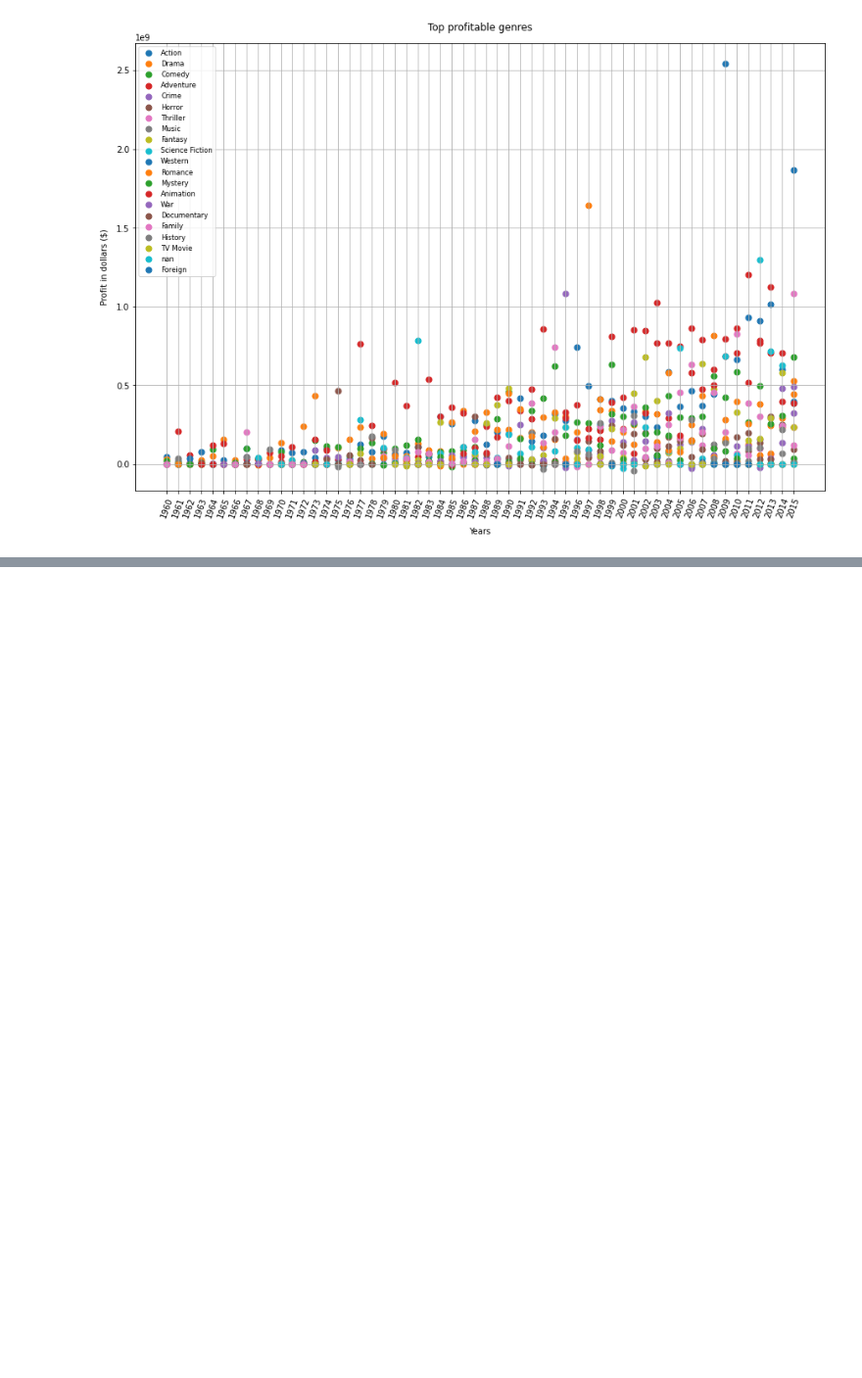
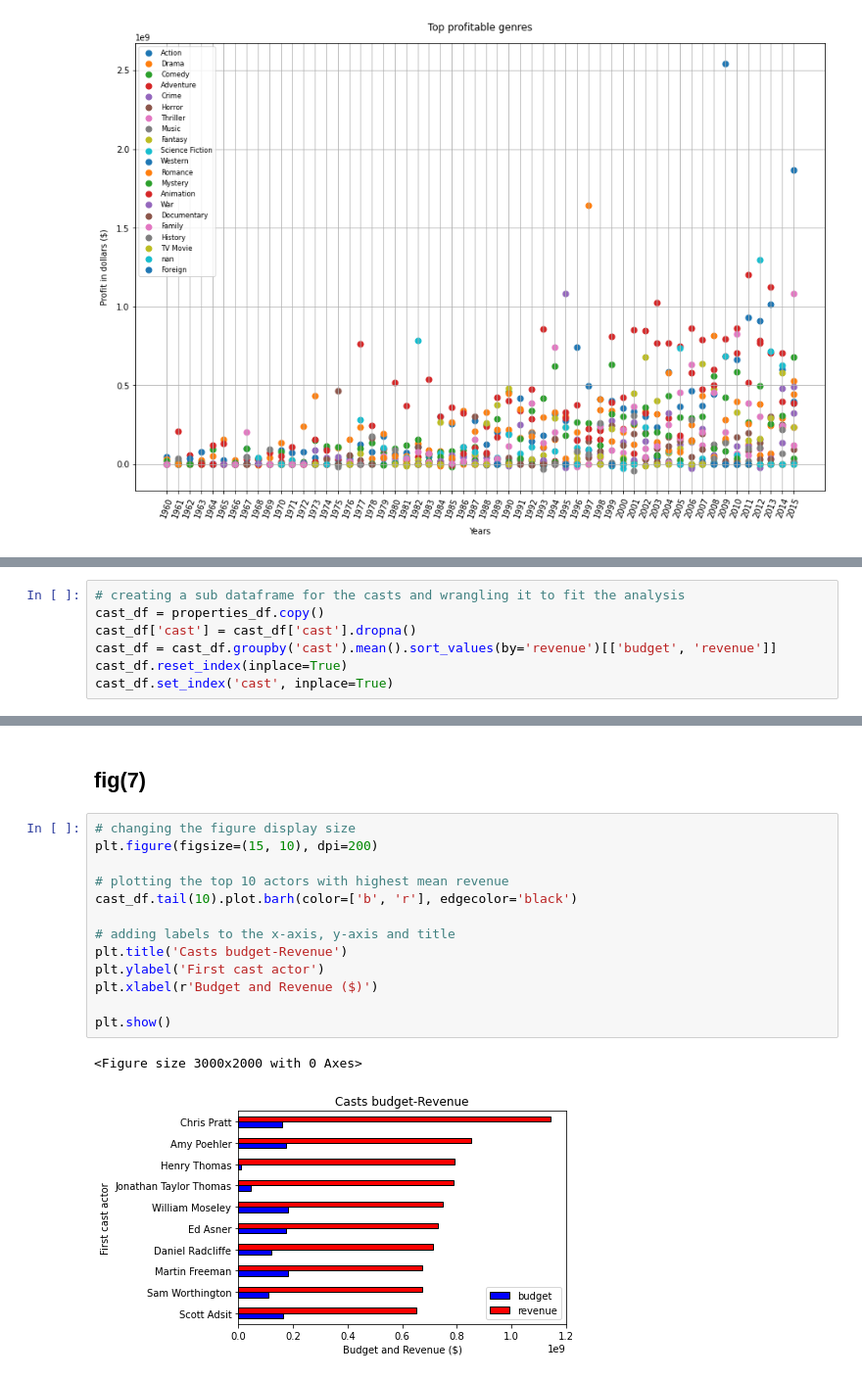
Before and after one commit to Amr-elwetaidy/Investigating-TMDP-Movies-Dataset, a Jupyter notebook: Investigating TMDP-Movies Dataset.ipynb, the cells around one changed output, grey strips where cells are left out. Shown: that part at 98% size. Saved outputs shown, nothing was run; the diff lists cells and outputs as text; blank space fills up the shorter version.

```diff
--- a/Investigating TMDP-Movies Dataset.ipynb
+++ b/Investigating TMDP-Movies Dataset.ipynb
@@ -667,0 +734,7 @@ plt.show()
+# %%
+# creating a sub dataframe for the casts and wrangling it to fit the analysis
+cast_df = properties_df.copy()
+cast_df['cast'] = cast_df['cast'].dropna()
+cast_df = cast_df.groupby('cast').mean().sort_values(by='revenue')[['budget', 'revenue']]
+cast_df.reset_index(inplace=True)
+cast_df.set_index('cast', inplace=True)
@@ -667,0 +751,19 @@ plt.show()
+# %% [markdown]
+<a id='fig7'></a>
+## fig(7)
+# %%
+# changing the figure display size
+plt.figure(figsize=(15, 10), dpi=200)
+
+# plotting the top 10 actors with highest mean revenue
+cast_df.tail(10).plot.barh(color=['b', 'r'], edgecolor='black')
+
+# adding labels to the x-axis, y-axis and title
+plt.title('Casts budget-Revenue')
+plt.ylabel('First cast actor')
+plt.xlabel(r'Budget and Revenue ($)')
+
+plt.show()
+# %% [output]
+<Figure size 3000x2000 with 0 Axes>
+[figure, added]
```
Also changed, not shown: parts of 13 cells of this notebook.
